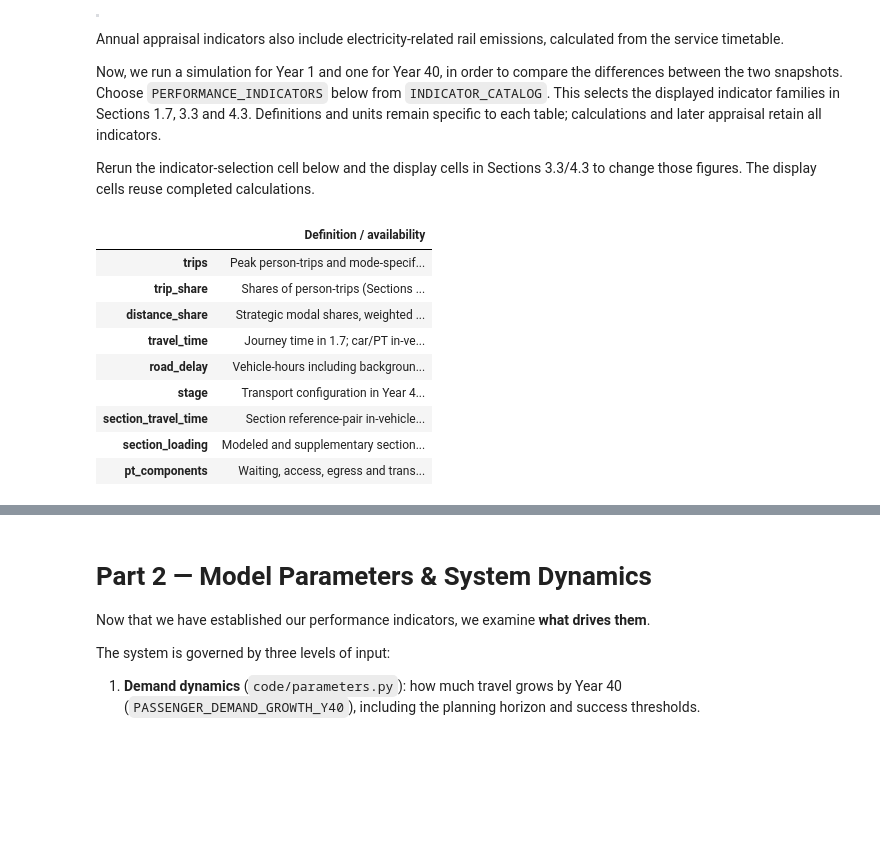
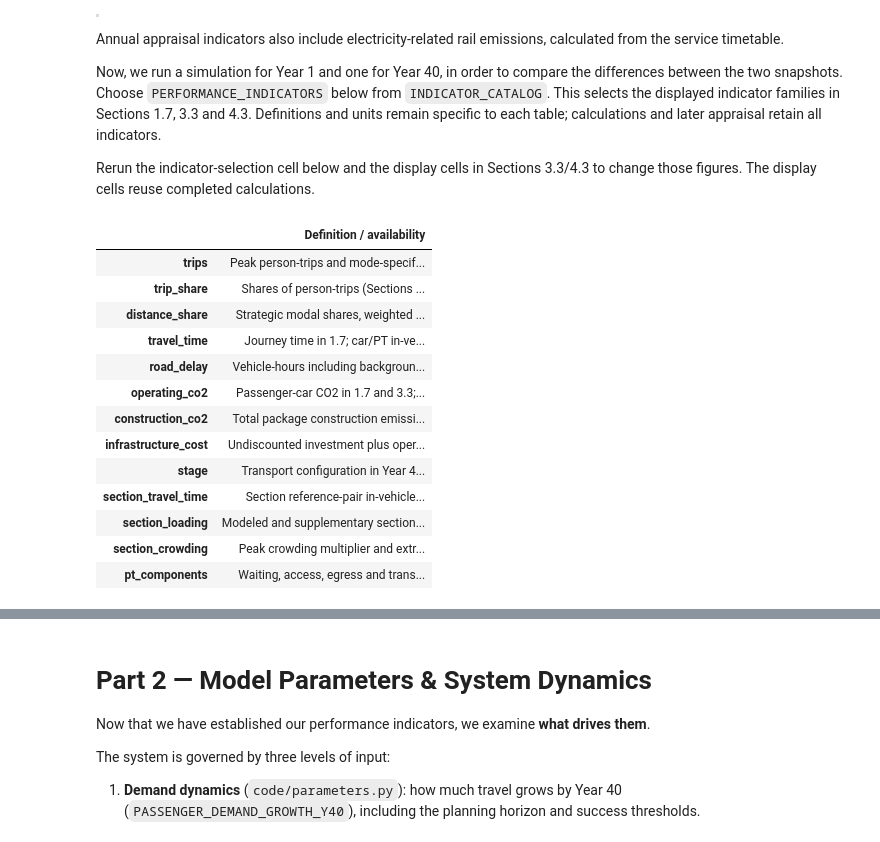
Before and after one commit to InfrastructurePlanningREISETHZ/IP-HS26-MehrSpur-CaseStudy, a Jupyter notebook: notebooks/02_system_modeling.ipynb, the cells around one changed output, grey strips where cells are left out. Drawn from its saved outputs; the diff is of its cells as text; code cells hidden in the pictures; blank space fills up the shorter version.

```diff
--- a/notebooks/02_system_modeling.ipynb
+++ b/notebooks/02_system_modeling.ipynb
@@ -1340,23 +1339,21 @@ INDICATOR_CATALOG = {
     "distance_share": "Strategic modal shares, weighted by common OD distance for trips >2 km",
     "travel_time": "Journey time in 1.7; car/PT in-vehicle time in 3.3 and 4.3",
     "road_delay": "Vehicle-hours including background in 1.7; passenger-hours in 3.3 and 4.3",
-    #"operating_co2": "Passenger-car CO2 in 1.7 and 3.3; car and rail CO2 in 4.3",
-    #"construction_co2": "Total package construction emissions (Section 4.3)",
-    #"infrastructure_cost": "Undiscounted investment plus operating cost (Section 4.3)",
+    "operating_co2": "Passenger-car CO2 in 1.7 and 3.3; car and rail CO2 in 4.3",
+    "construction_co2": "Total package construction emissions (Section 4.3)",
+    "infrastructure_cost": "Undiscounted investment plus operating cost (Section 4.3)",
     "stage": "Transport configuration in Year 40 (Section 4.3)",
     "section_travel_time": "Section reference-pair in-vehicle minutes, fixed OD/submode weights",
     "section_loading": "Modeled and supplementary section passengers, comfort capacity and load/capacity",
-    #"section_crowding": "Peak crowding multiplier and extra minutes for the section reference journey",
+    "section_crowding": "Peak crowding multiplier and extra minutes for the section reference journey",
     "pt_components": "Waiting, access, egress and transfer walking for the same-year baseline PT passengers",
-
 }
 # Default display selection for the corridor and project-effect figures.
 # Adding a catalogue entry does not automatically add it to this selection.
 PERFORMANCE_INDICATORS = [
     "trips", "trip_share", "distance_share", "travel_time", "road_delay",
-    #"operating_co2", "construction_co2", "infrastructure_cost",
-    "stage", "section_travel_time", "section_loading", #"section_crowding",
-    "pt_components",
+    "operating_co2", "construction_co2", "infrastructure_cost", "stage",
+    "section_travel_time", "section_loading", "section_crowding", "pt_components",
 ]
 # Optional reduced display: ["trip_share", "travel_time", "road_delay", "operating_co2"]
 
@@ -1403,7 +1400,11 @@ PROJECT_INDICATOR_UNITS = {
     "Section comfort capacity": "passengers/peak hour",
     "Section load/capacity": "ratio",
     "Section crowding multiplier": "multiplier",
-    "Section crowding penalty": "extra minutes at peak"
+    "Section crowding penalty": "extra minutes at peak",
+    "PT waiting": "minutes/baseline PT trip",
+    "PT access": "minutes/baseline PT trip",
+    "PT egress": "minutes/baseline PT trip",
+    "PT transfer walking": "minutes/baseline PT trip",
 }
 PROJECT_PLOT_INDICATORS = [
     "Section reference time", "Section load/capacity", "Section crowding penalty",
@@ -1412,42 +1413,40 @@ PROJECT_PLOT_INDICATORS = [
 
 def _project_indicator_row(snapshot):
     annual = snapshot["annual"]
     report = snapshot.get("reporting", {})
     active = bool(annual.get("section_active", False))
     capacity = annual.get("section_capacity_peak", 0.0)
     crowding = active and capacity > 0
     minutes = annual.get("section_reference_minutes", np.nan) if active else np.nan
-    Load = annual.get("section_loading") if active else np.nan,
-    waiting = report.get("pt_wait_min", np.nan),
-    access = report.get("pt_access_min", np.nan),
-    egress = report.get("pt_egress_min", np.nan),
-    transfer = report.get("pt_transfer_walk_min", np.nan)
-
     multiplier = annual.get("section_crowding_multiplier", np.nan) if crowding else np.nan
     return {
         "Section reference time": minutes,
         "Section modeled passengers": annual.get("section_modeled_daily", np.nan) if active else np.nan,
         "Section supplementary passengers": annual.get("section_external_daily", np.nan) if active else np.nan,
         "Section combined passengers": annual.get("section_combined_daily", np.nan) if active else np.nan,
         "Section comfort capacity": capacity if crowding else np.nan,
         "Section load/capacity": annual.get("section_load_ratio", np.nan) if crowding else np.nan,
         "Section crowding multiplier": multiplier,
         "Section crowding penalty": (multiplier - 1.0) * minutes,
         "PT waiting": report.get("pt_wait_min", np.nan),
         "PT access": report.get("pt_access_min", np.nan),
         "PT egress": report.get("pt_egress_min", np.nan),
         "PT transfer walking": report.get("pt_transfer_walk_min", np.nan),
     }
 # %% [output]
 |  | Definition / availability |
 | trips | Peak person-trips and mode-specif... |
 | trip_share | Shares of person-trips (Sections ... |
 | distance_share | Strategic modal shares, weighted ... |
 | travel_time | Journey time in 1.7; car/PT in-ve... |
 | road_delay | Vehicle-hours including backgroun... |
+| operating_co2 | Passenger-car CO2 in 1.7 and 3.3;... |
+| construction_co2 | Total package construction emissi... |
+| infrastructure_cost | Undiscounted investment plus oper... |
 | stage | Transport configuration in Year 4... |
 | section_travel_time | Section reference-pair in-vehicle... |
 | section_loading | Modeled and supplementary section... |
+| section_crowding | Peak crowding multiplier and extr... |
 | pt_components | Waiting, access, egress and trans... |
 # %%
 # The same nominal transport paths are used in every Year-40 comparison.
```
Also changed, not shown: parts of 8 cells of this notebook, 1 other file.
